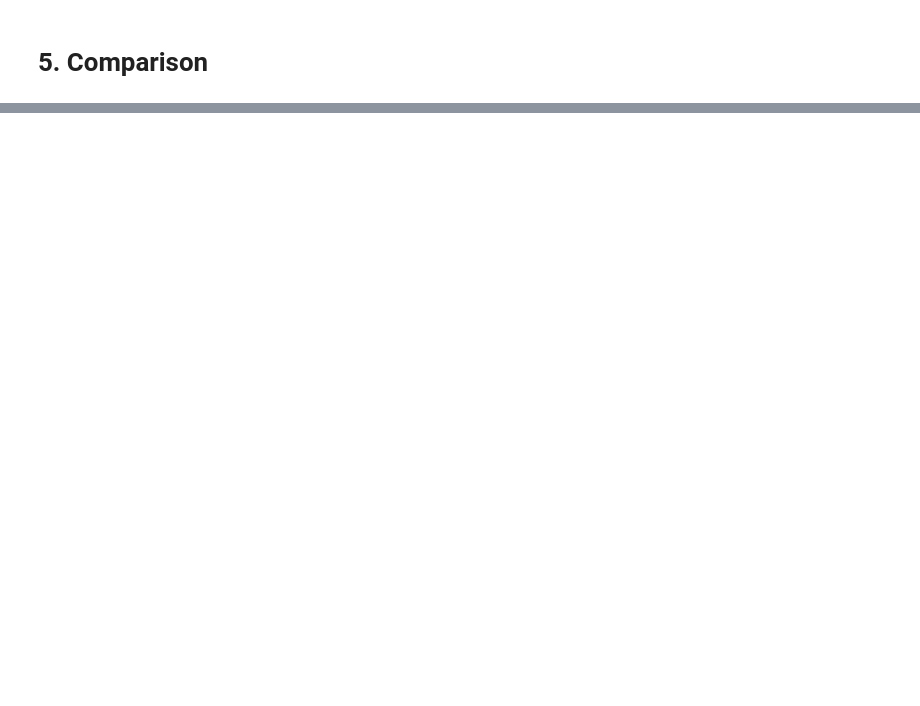
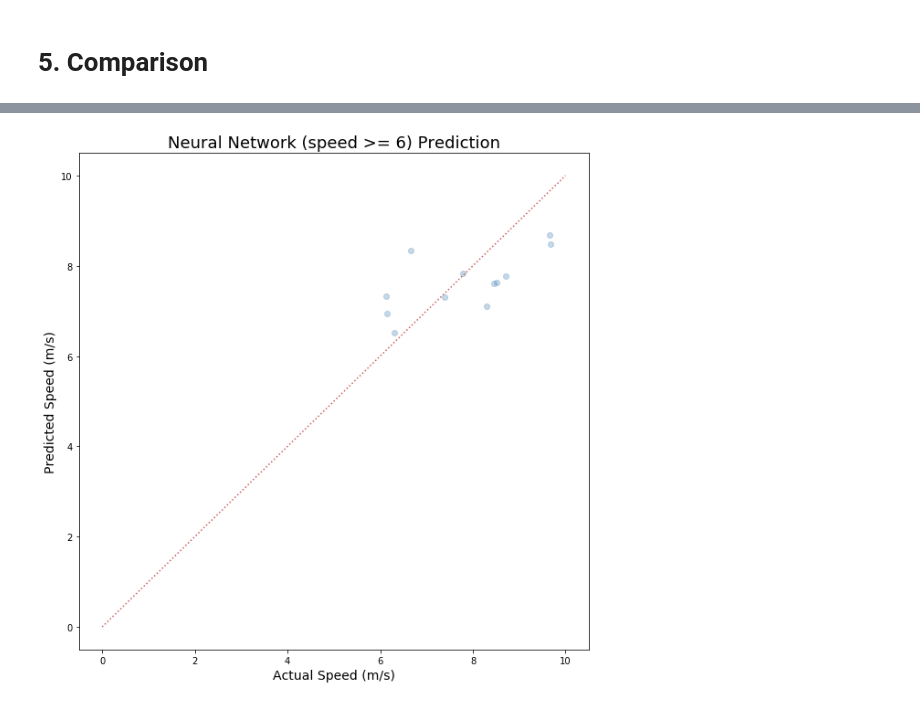
Before and after one commit to ywnch/NYC-bus-LTT-prediction, a Jupyter notebook: prediction.ipynb, the cells around one changed output, grey strips where cells are left out. Drawn from its saved outputs; the diff is of its cells as text; code cells hidden in the pictures; blank space fills up the shorter version.

```diff
--- a/prediction.ipynb
+++ b/prediction.ipynb
@@ -380,0 +454,11 @@ plt.show()
+# %%
+# train another one for outlier records
+nn2 = MLPRegressor(hidden_layer_sizes=(10,),
+                  activation='relu',
+                  solver='lbfgs',
+                  learning_rate='adaptive',
+                  max_iter=1000,
+                  learning_rate_init=0.25,
+                  alpha=1.8,
+                  random_state=1009)
+nn2.fit(X_train_pp_2, y_train_2)
@@ -380,0 +493,4 @@ plt.show()
+# %%
+plot_res_nn(nn2, X_test_pp_2, y_test_2, "Neural Network (speed >= 6)", "nn2")
+# %% [output]
+[figure, added]
```
Also changed, not shown: parts of 28 cells of this notebook, 6 other files.
